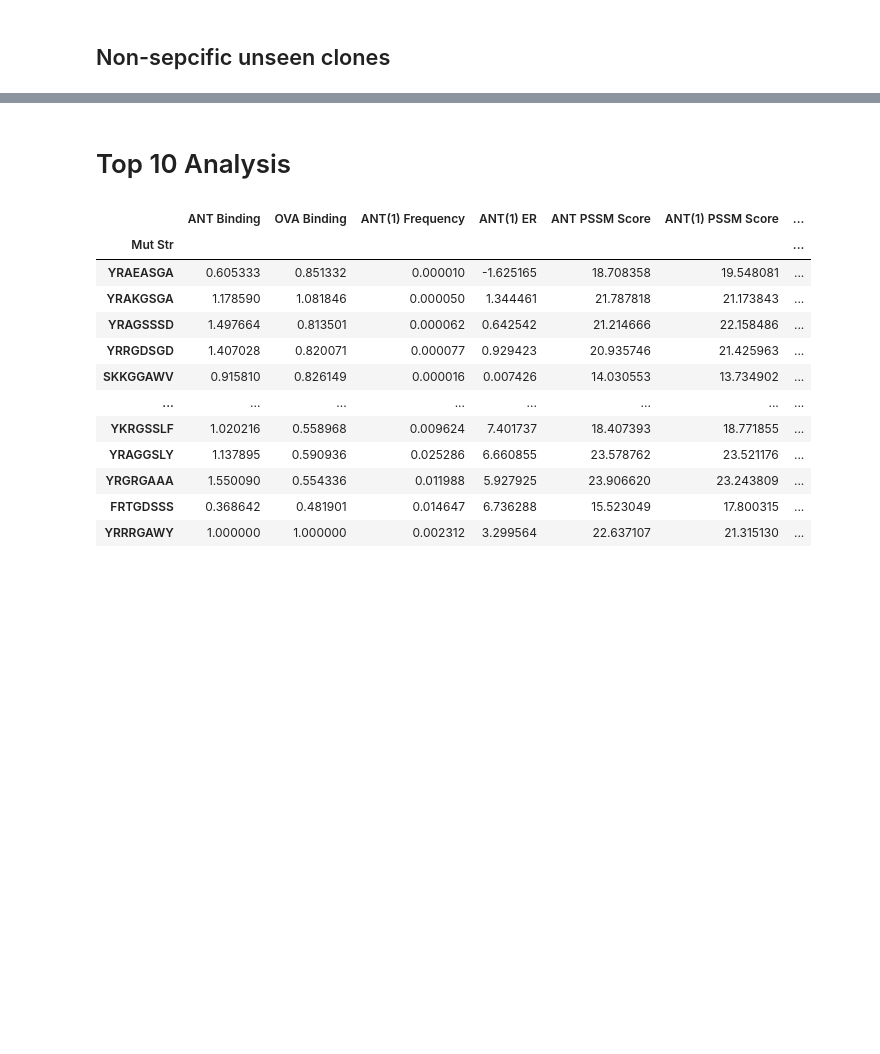
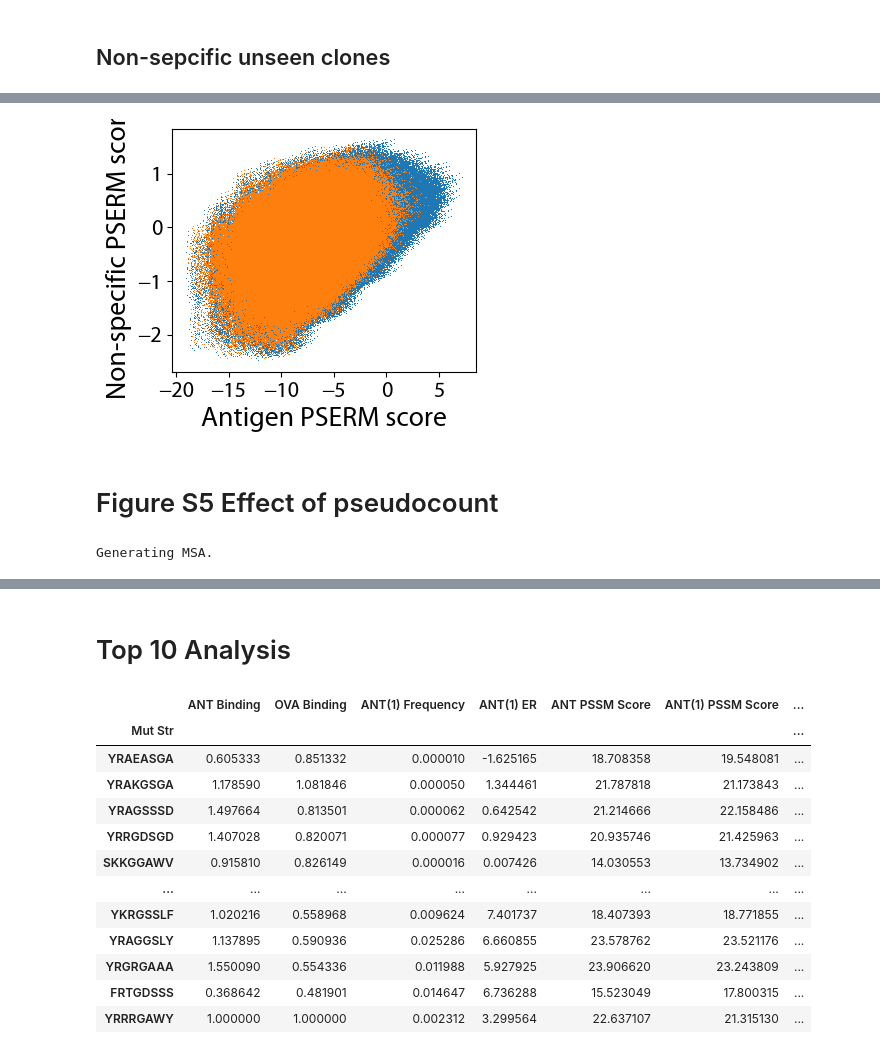
Before and after one commit to Tessier-Lab-UMich/PSERM_paper, a Jupyter notebook: 4_and_5_Binding_Correlations_Figure_Cooptimal/binding_correlations.ipynb, the cells around one changed output, grey strips where cells are left out. Drawn from its saved outputs; the diff is of its cells as text; code cells hidden in the pictures; blank space fills up the shorter version.

```diff
--- a/4_and_5_Binding_Correlations_Figure_Cooptimal/binding_correlations.ipynb
+++ b/4_and_5_Binding_Correlations_Figure_Cooptimal/binding_correlations.ipynb
@@ -741,0 +741,30 @@ plt.show()
+# %%
+fig, ax = plt.subplots(figsize = (7.2/1.8, 6/1.8))
+
+ax.plot(
+    p1_data.scores['Ag01_P PSERM Score'],
+    p1_data.scores['Ova_P PSERM Score'], ',', rasterized = True,
+    markersize = 10
+)
+
+ax.plot(
+    unseen_scores_df['Ag01_P PSERM Score'],
+    unseen_ova_scores_df['Ova_P PSERM Score'], ',', rasterized = True,
+    markersize = 10
+)
+
+ax.set_xlabel('Antigen PSERM score', fontproperties = prop)
+ax.set_ylabel('Non-specific PSERM score', fontproperties = prop)
+
+for tick in ax.get_xticklabels():
+    tick.set_fontproperties(tickprop)
+for tick in ax.get_yticklabels():
+    tick.set_fontproperties(tickprop)
+
+plt.tight_layout()
+plt.savefig('Fig. S4 C Unseeen clones pareto.pdf')
+plt.show()
+# %% [output]
+[figure, added]
+# %% [markdown]
+# Figure S5 Effect of pseudocount
@@ -741,0 +774,13 @@ plt.show()
+# %%
+p1_data.generate_PSSM('Input')
+p1_data.generate_PSSM('Ag01_P')
+
+p1_data.generate_PSERM(In_sample = 'Input', Out_sample = 'Ag01_P')
+
+for s in [10, 20, 200, 'proportional']:
+    for sample in ['Input', 'Ag01_P']:
+        p1_data.generate_PSSM(sample, pseudocount = s, name = f'{sample}_{s}')
+        if sample != 'Input':
+            p1_data.generate_PSERM(In_sample = f'Input_{s}', Out_sample = f'{sample}_{s}')
+# %% [output]
+Generating MSA.
```
Also changed, not shown: parts of 23 cells of this notebook, 6 other files.
